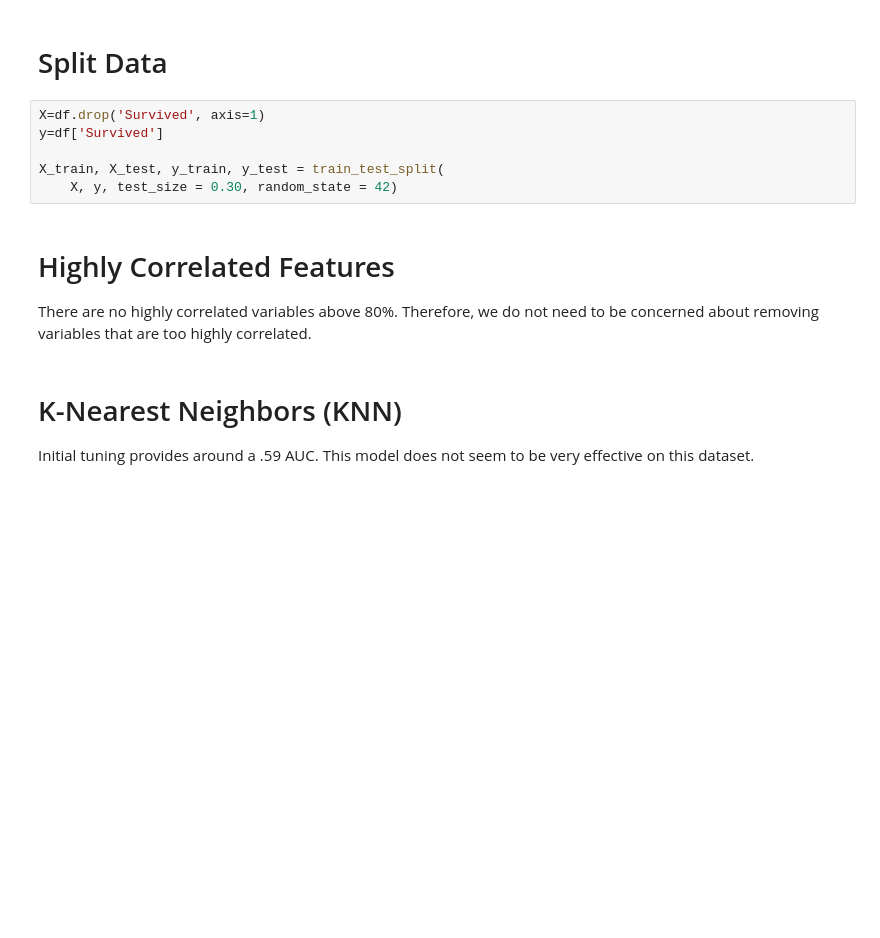
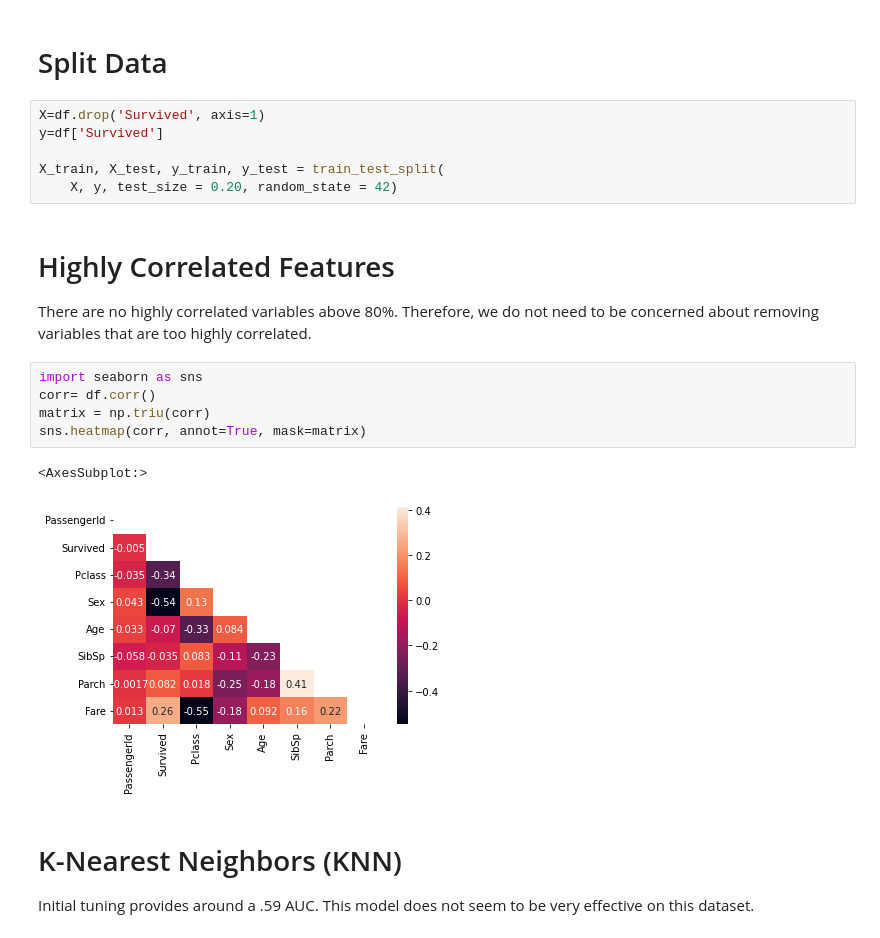
Before and after one commit to ScottySchmidt/MachineLearning, a Jupyter notebook: svmKnnGrid.ipynb, the cells around one changed output. Cells and saved outputs as stored; diff of their text form; blank space fills up the shorter version.

```diff
--- a/svmKnnGrid.ipynb
+++ b/svmKnnGrid.ipynb
@@ -174,10 +174,18 @@ X=df.drop('Survived', axis=1)
 y=df['Survived']
 
 X_train, X_test, y_train, y_test = train_test_split(
-    X, y, test_size = 0.30, random_state = 42)
+    X, y, test_size = 0.20, random_state = 42)
 # %% [markdown]
 # Highly Correlated Features
 There are no highly correlated variables above 80%. Therefore, we do not need to be concerned about removing variables that are too highly correlated.
+# %%
+import seaborn as sns
+corr= df.corr()
+matrix = np.triu(corr)
+sns.heatmap(corr, annot=True, mask=matrix)
+# %% [output]
+<AxesSubplot:>
+[figure, added]
 # %% [markdown]
 # K-Nearest Neighbors (KNN)
 Initial tuning provides around a .59 AUC. This model does not seem to be very effective on this dataset.
```
Also changed, not shown: parts of 9 cells of this notebook.
